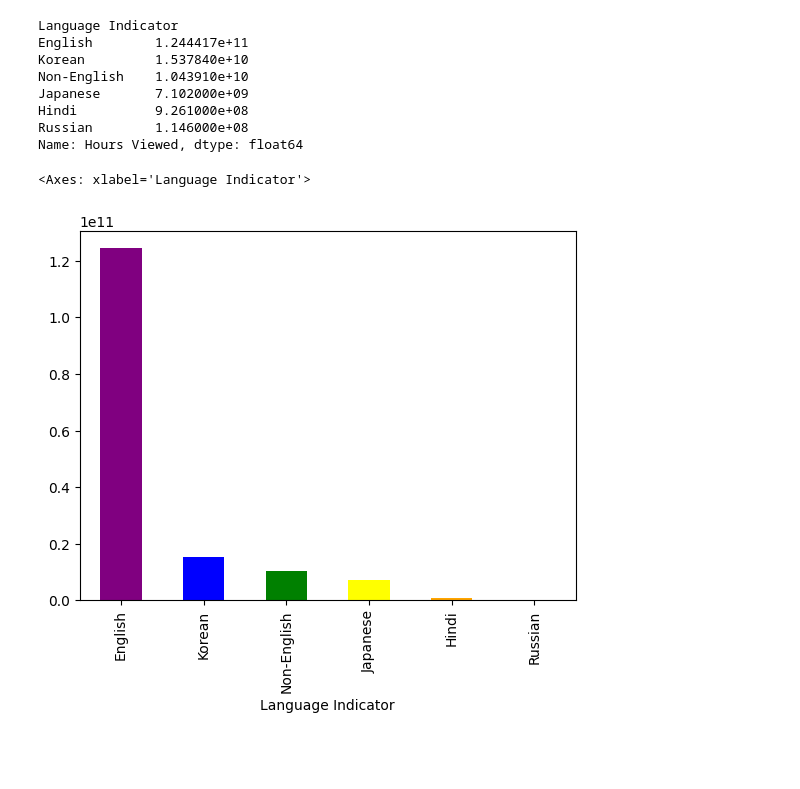
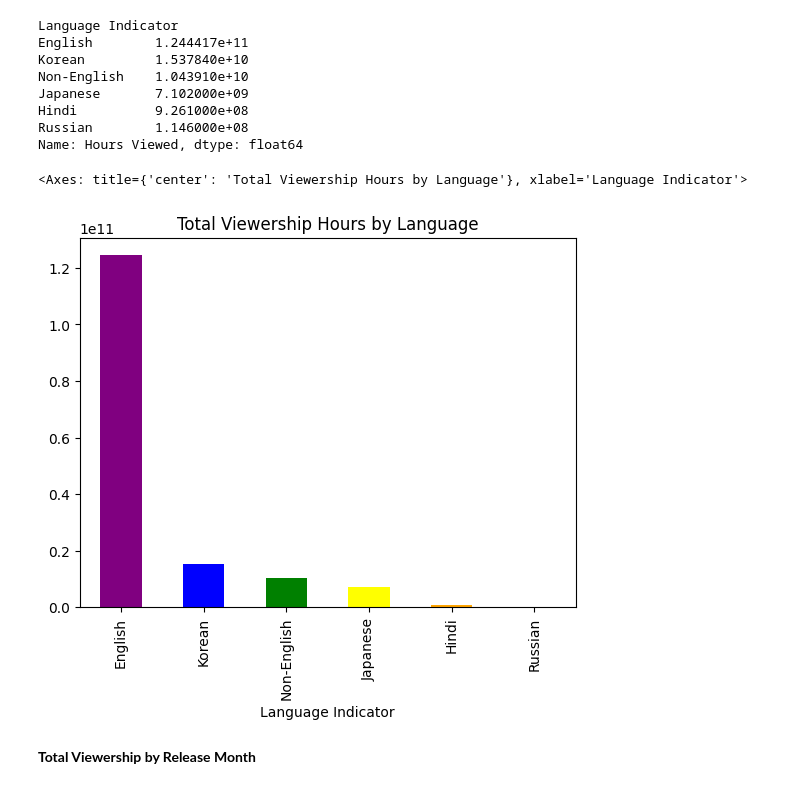
Before and after one commit to zilmarij/NetflixContentStrategyAnalysis, a Jupyter notebook: main.ipynb, the cells around one changed output. Drawn from its saved outputs; the diff is of its cells as text; code cells hidden in the pictures; blank space fills up the shorter version.

```diff
--- a/main.ipynb
+++ b/main.ipynb
@@ -4,6 +4,10 @@
 import pandas as pd
 import numpy as np
 import matplotlib.pyplot as plt
+import plotly.express as px
+import plotly.graph_objects as go
+import plotly.io as pio
+pio.templates.default = "plotly_white"
 # %% [markdown]
 ### Data Required for the analysis:
  1. Title
@@ -64,7 +68,9 @@ Hindi          9.261000e+08
 Russian        1.146000e+08
 Name: Hours Viewed, dtype: float64
 # %%
-language_viewership.plot(kind='bar', color=['purple','blue','green','yellow','orange','red'])
+language_viewership.plot(kind='bar', color=['purple','blue','green','yellow','orange','red'], title='Total Viewership Hours by Language')
 # %% [output]
-<Axes: xlabel='Language Indicator'>
+<Axes: title={'center': 'Total Viewership Hours by Language'}, xlabel='Language Indicator'>
-[figure, old version]
+[figure, new version]
+# %% [markdown]
+**Total Viewership by Release Month**
```
Also changed, not shown: parts of 9 cells of this notebook.
